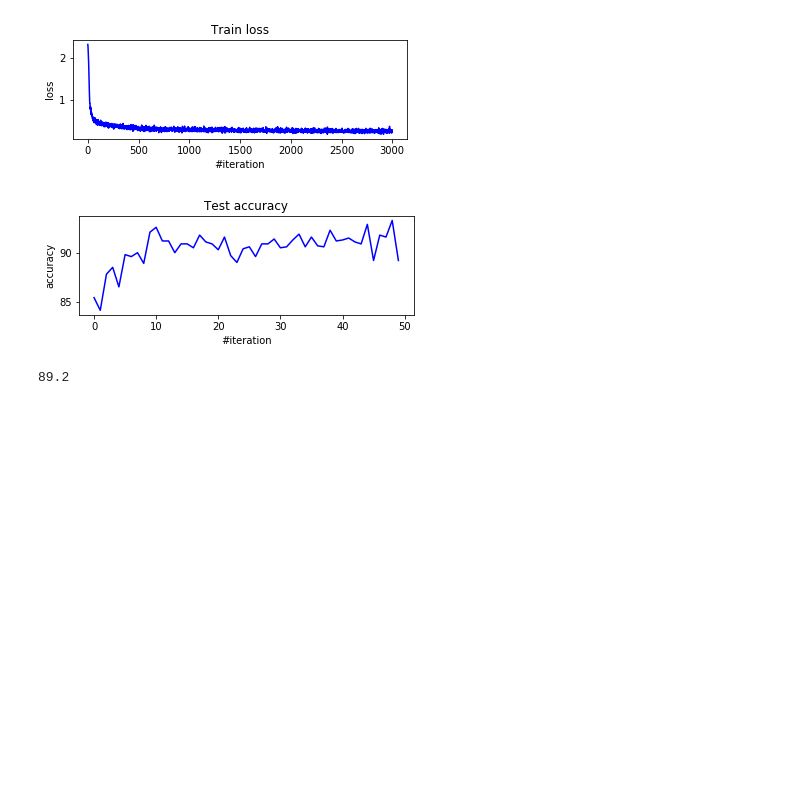
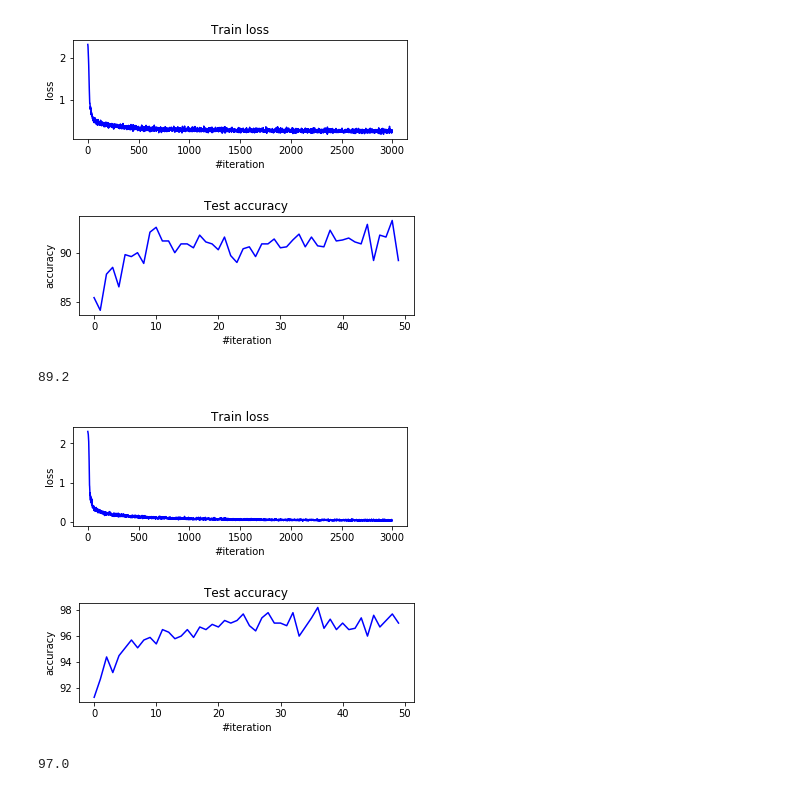
Before and after one commit to vkpankov/ml-ann, a Jupyter notebook: homework_main.ipynb, the cells around one changed output. Cells and saved outputs as stored; diff of their text form; code cells hidden in the pictures; blank space fills up the shorter version.

```diff
--- a/homework_main.ipynb
+++ b/homework_main.ipynb
@@ -224,3 +227,17 @@ start_train(net, 50)
 [figure]
 [figure]
 89.2
+# %%
+net = Sequential()
+net.add(Linear(28*28, 50))
+net.add(Dropout(0.1))
+net.add(Linear(50, 100))
+net.add(ReLU())
+net.add(Linear(100, 10))
+net.add(SoftMax())
+
+start_train(net, 50)
+# %% [output]
+[figure, added]
+[figure, added]
+97.0
```
Also changed, not shown: parts of 2 cells of this notebook.
